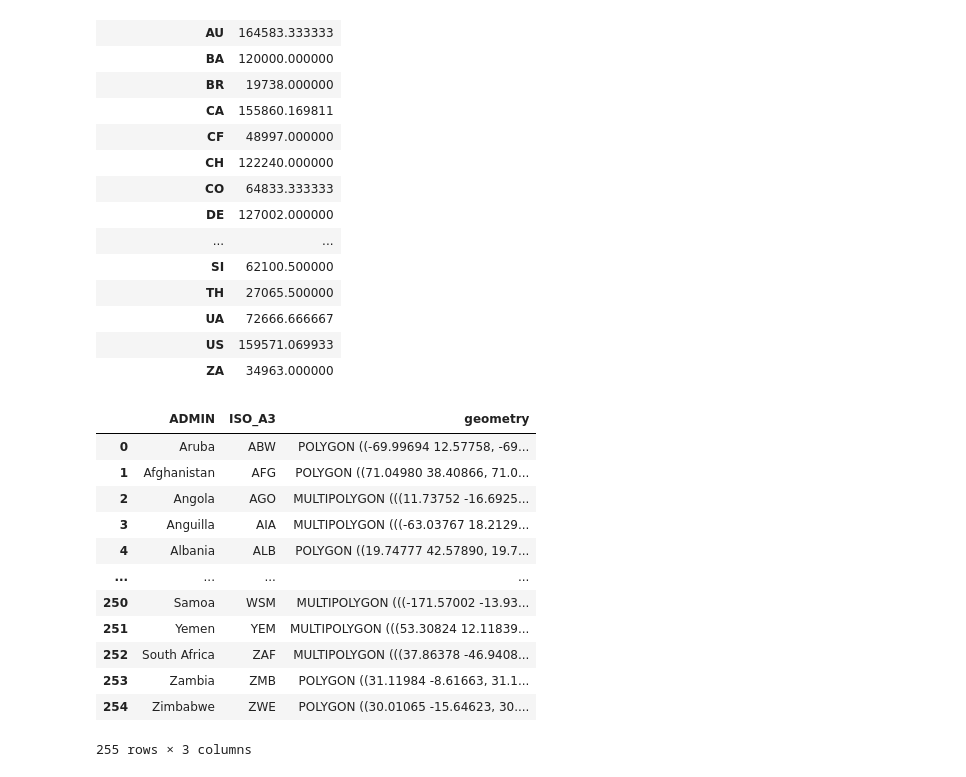
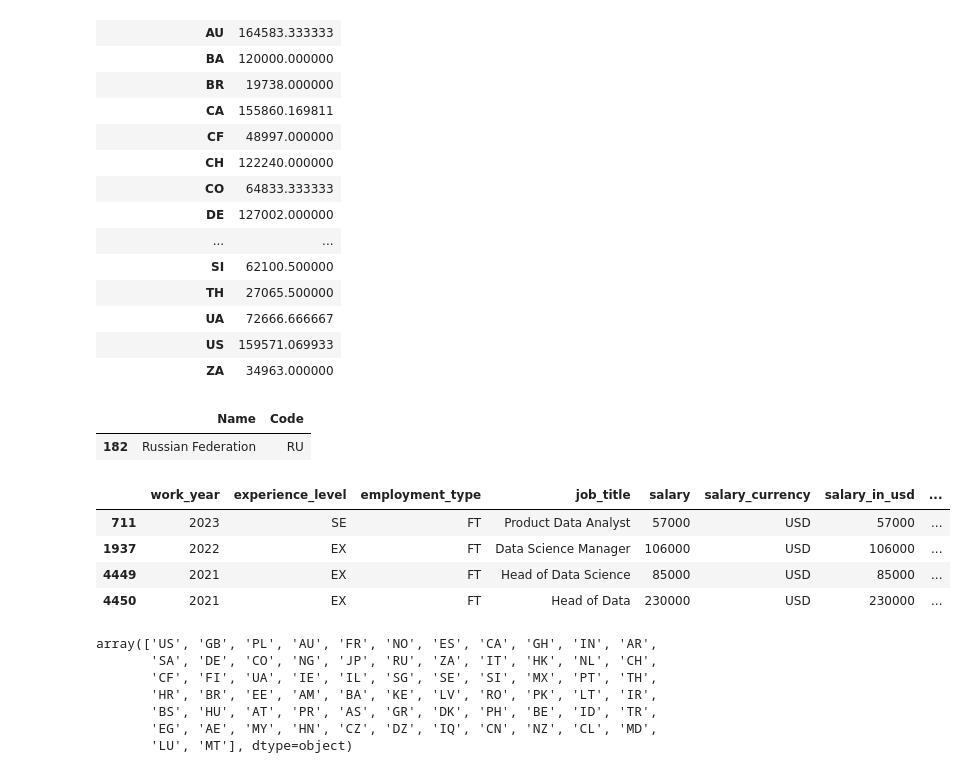
Before and after one commit to daphneyyy/dsc106-final-project, a Jupyter notebook: dsc106_project.ipynb, the cells around one changed output. Cells and saved outputs as stored; diff of their text form; code cells hidden in the pictures.

```diff
--- a/dsc106_project.ipynb
+++ b/dsc106_project.ipynb
@@ -268,16 +266,23 @@ import json
-# %%
-gpd.read_file('countries.geojson')
-# %% [output]
-|  | ADMIN | ISO_A3 | geometry |
-| 0 | Aruba | ABW | POLYGON ((-69.99694 12.57758, -69... |
-| 1 | Afghanistan | AFG | POLYGON ((71.04980 38.40866, 71.0... |
-| 2 | Angola | AGO | MULTIPOLYGON (((11.73752 -16.6925... |
-| 3 | Anguilla | AIA | MULTIPOLYGON (((-63.03767 18.2129... |
-| 4 | Albania | ALB | POLYGON ((19.74777 42.57890, 19.7... |
-| ... | ... | ... | ... |
-| 250 | Samoa | WSM | MULTIPOLYGON (((-171.57002 -13.93... |
-| 251 | Yemen | YEM | MULTIPOLYGON (((53.30824 12.11839... |
-| 252 | South Africa | ZAF | MULTIPOLYGON (((37.86378 -46.9408... |
-| 253 | Zambia | ZMB | POLYGON ((31.11984 -8.61663, 31.1... |
-| 254 | Zimbabwe | ZWE | POLYGON ((30.01065 -15.64623, 30.... |
-255 rows × 3 columns
+# %%
+country_code[country_code.Name == 'Russian Federation']
+# %% [output]
+|  | Name | Code |
+| 182 | Russian Federation | RU |
+# %%
+data[data['company_location'] == 'RU']
+# %% [output]
+|  | work_year | experience_level | employment_type | job_title | salary | salary_currency | salary_in_usd | ... |
+| 711 | 2023 | SE | FT | Product Data Analyst | 57000 | USD | 57000 | ... |
+| 1937 | 2022 | EX | FT | Data Science Manager | 106000 | USD | 106000 | ... |
+| 4449 | 2021 | EX | FT | Head of Data Science | 85000 | USD | 85000 | ... |
+| 4450 | 2021 | EX | FT | Head of Data | 230000 | USD | 230000 | ... |
+# %%
+data['company_location'].unique()
+# %% [output]
+array(['US', 'GB', 'PL', 'AU', 'FR', 'NO', 'ES', 'CA', 'GH', 'IN', 'AR',
+       'SA', 'DE', 'CO', 'NG', 'JP', 'RU', 'ZA', 'IT', 'HK', 'NL', 'CH',
+       'CF', 'FI', 'UA', 'IE', 'IL', 'SG', 'SE', 'SI', 'MX', 'PT', 'TH',
+       'HR', 'BR', 'EE', 'AM', 'BA', 'KE', 'LV', 'RO', 'PK', 'LT', 'IR',
+       'BS', 'HU', 'AT', 'PR', 'AS', 'GR', 'DK', 'PH', 'BE', 'ID', 'TR',
+       'EG', 'AE', 'MY', 'HN', 'CZ', 'DZ', 'IQ', 'CN', 'NZ', 'CL', 'MD',
+       'LU', 'MT'], dtype=object)
```
Also changed, not shown: parts of 3 cells of this notebook, 19 other files.
